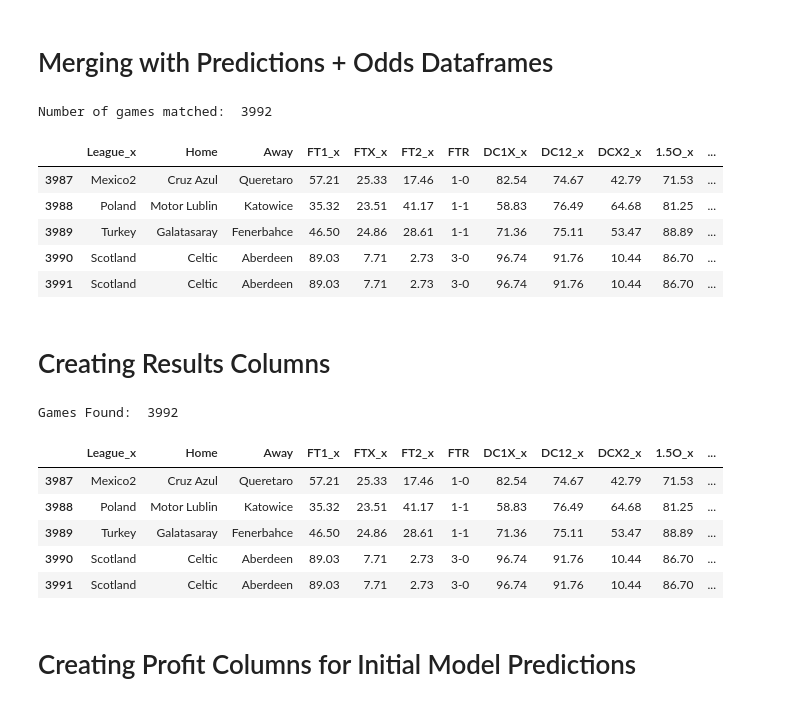
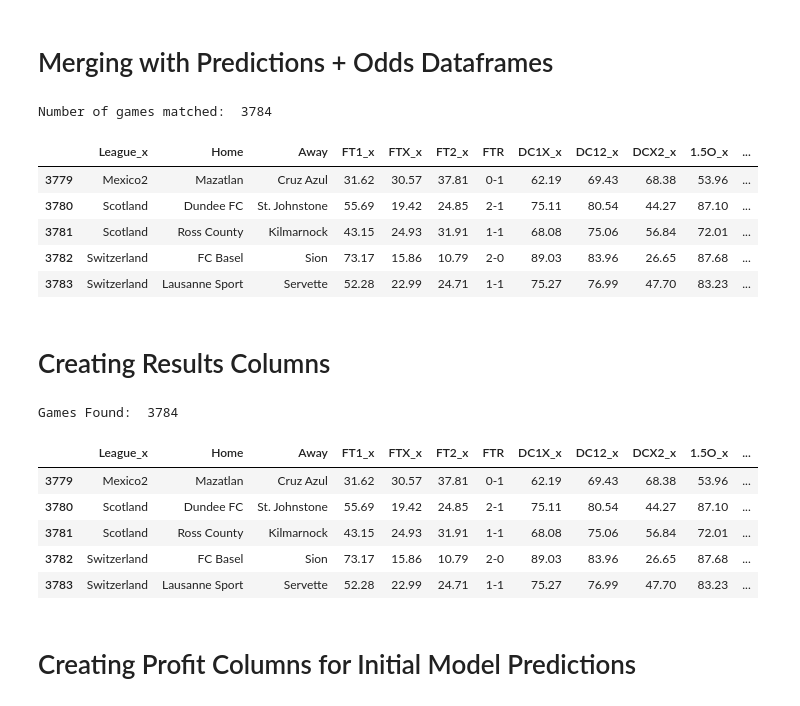
Before and after one commit to musayevf/Dixon_Coles_2025, a Jupyter notebook: Comparer.ipynb, the cells around one changed output. Saved outputs shown, nothing was run; the diff lists cells and outputs as text; code cells hidden in the pictures.

```diff
--- a/Comparer.ipynb
+++ b/Comparer.ipynb
@@ -53,6 +56,7 @@ bet365_odds['Away'] = bet365_odds['Away'].apply(lambda x: get_canonical(x, away_
 
 # Merge 2 dataframes on Home and Away columns
 merged_df = pd.merge(predictions, bet365_odds, on=['Home', 'Away'], how='inner')
+merged_df = merged_df.drop_duplicates(subset=['League','Home', 'Away'], keep='last')
 merged_df.tail()
 # %% [output]
 |  | League | Home | Away | FT1_x | FTX_x | FT2_x | FTR | DC1X_x | DC12_x | DCX2_x | 1.5O_x | ... |
@@ -208,24 +212,24 @@ combined
 # %%
 # Merge on multiple columns
 final_df = pd.merge(merged_df, final_filtered, on=['Home', 'Away'], how='inner')
 
 # Drop duplicates based on the 'Home' and 'Away' columns
-final_df_unique = final_df.drop_duplicates(keep = 'last')
+final_df_unique = final_df[~final_df.duplicated(subset=['League_x', 'Home', 'Away'], keep='last')]
 final_df_unique = final_df_unique.dropna()
 
 # Reset the index afterward
 final_df_unique.reset_index(drop=True, inplace=True)
 
 print('Number of games matched: ', len(final_df_unique))
 final_df_unique.tail()
 # %% [output]
-Number of games matched:  3992
+Number of games matched:  3784
 |  | League_x | Home | Away | FT1_x | FTX_x | FT2_x | FTR | DC1X_x | DC12_x | DCX2_x | 1.5O_x | ... |
-| 3987 | Mexico2 | Cruz Azul | Queretaro | 57.21 | 25.33 | 17.46 | 1-0 | 82.54 | 74.67 | 42.79 | 71.53 | ... |
-| 3988 | Poland | Motor Lublin | Katowice | 35.32 | 23.51 | 41.17 | 1-1 | 58.83 | 76.49 | 64.68 | 81.25 | ... |
-| 3989 | Turkey | Galatasaray | Fenerbahce | 46.50 | 24.86 | 28.61 | 1-1 | 71.36 | 75.11 | 53.47 | 88.89 | ... |
-| 3990 | Scotland | Celtic | Aberdeen | 89.03 | 7.71 | 2.73 | 3-0 | 96.74 | 91.76 | 10.44 | 86.70 | ... |
-| 3991 | Scotland | Celtic | Aberdeen | 89.03 | 7.71 | 2.73 | 3-0 | 96.74 | 91.76 | 10.44 | 86.70 | ... |
+| 3779 | Mexico2 | Mazatlan | Cruz Azul | 31.62 | 30.57 | 37.81 | 0-1 | 62.19 | 69.43 | 68.38 | 53.96 | ... |
+| 3780 | Scotland | Dundee FC | St. Johnstone | 55.69 | 19.42 | 24.85 | 2-1 | 75.11 | 80.54 | 44.27 | 87.10 | ... |
+| 3781 | Scotland | Ross County | Kilmarnock | 43.15 | 24.93 | 31.91 | 1-1 | 68.08 | 75.06 | 56.84 | 72.01 | ... |
+| 3782 | Switzerland | FC Basel | Sion | 73.17 | 15.86 | 10.79 | 2-0 | 89.03 | 83.96 | 26.65 | 87.68 | ... |
+| 3783 | Switzerland | Lausanne Sport | Servette | 52.28 | 22.99 | 24.71 | 1-1 | 75.27 | 76.99 | 47.70 | 83.23 | ... |
 # %% [markdown]
 # Creating Results Columns
 # %%
@@ -241,40 +245,40 @@ final_df_unique['FT12'] = np.where(final_df_unique['FTX'] == 0, 1, 0)
 final_df_unique['FTX2'] = np.where(final_df_unique['FTHG'] <= final_df_unique['FTAG'], 1, 0)
 
 final_df_unique['1.5O'] = np.where(final_df_unique['FTTG'] > 1.5, 1, 0)
-final_df_unique['1.5U'] = np.where(final_df_unique['FTTG'] < 1.5, 1, 0)
+final_df_unique['1.5U_y'] = np.where(final_df_unique['FTTG'] < 1.5, 1, 0)
 final_df_unique['2.5O'] = np.where(final_df_unique['FTTG'] > 2.5, 1, 0)
-final_df_unique['2.5U'] = np.where(final_df_unique['FTTG'] < 2.5, 1, 0)
-final_df_unique['3.5O'] = np.where(final_df_unique['FTTG'] > 3.5, 1, 0)
+final_df_unique['2.5U_y'] = np.where(final_df_unique['FTTG'] < 2.5, 1, 0)
+final_df_unique['3.5O_y'] = np.where(final_df_unique['FTTG'] > 3.5, 1, 0)
 final_df_unique['3.5U'] = np.where(final_df_unique['FTTG'] < 3.5, 1, 0)
-final_df_unique['4.5O'] = np.where(final_df_unique['FTTG'] > 4.5, 1, 0)
+final_df_unique['4.5O_y'] = np.where(final_df_unique['FTTG'] > 4.5, 1, 0)
 final_df_unique['4.5U'] = np.where(final_df_unique['FTTG'] < 4.5, 1, 0)
 
 final_df_unique['BTTS'] = np.where((final_df_unique['FTHG'] != 0) & (final_df_unique['FTAG'] != 0), 1, 0)
-final_df_unique['OTTS'] = np.where(final_df_unique['BTTS'] == 0, 1, 0)
+final_df_unique['OTTS_y'] = np.where(final_df_unique['BTTS'] == 0, 1, 0)
 
 final_df_unique['HT1'] = np.where(final_df_unique['HTHG'] > final_df_unique['HTAG'], 1, 0)
 final_df_unique['HTX'] = np.where(final_df_unique['HTHG'] == final_df_unique['HTAG'], 1, 0)
 final_df_unique['HT2'] = np.where(final_df_unique['HTHG'] < final_df_unique['HTAG'], 1, 0)
 
-final_df_unique['HT1X'] = np.where(final_df_unique['HTHG'] >= final_df_unique['HTAG'], 1, 0)
-final_df_unique['HT12'] = np.where(final_df_unique['HTX'] == 0, 1, 0)
-final_df_unique['HTX2'] = np.where(final_df_unique['HTHG'] <= final_df_unique['HTAG'], 1, 0)
+final_df_unique['HT1X_y'] = np.where(final_df_unique['HTHG'] >= final_df_unique['HTAG'], 1, 0)
+final_df_unique['HT12_y'] = np.where(final_df_unique['HTX'] == 0, 1, 0)
+final_df_unique['HTX2_y'] = np.where(final_df_unique['HTHG'] <= final_df_unique['HTAG'], 1, 0)
 
 final_df_unique['HT0.5O'] = np.where(final_df_unique['HTTG'] > 0.5, 1, 0)
-final_df_unique['HT0.5U'] = np.where(final_df_unique['HTTG'] < 0.5, 1, 0)
-final_df_unique['HT1.5O'] = np.where(final_df_unique['HTTG'] > 1.5, 1, 0)
+final_df_unique['HT0.5U_y'] = np.where(final_df_unique['HTTG'] < 0.5, 1, 0)
+final_df_unique['HT1.5O_y'] = np.where(final_df_unique['HTTG'] > 1.5, 1, 0)
 final_df_unique['HT1.5U'] = np.where(final_df_unique['HTTG'] < 1.5, 1, 0)
 
 print('Games Found: ', len(final_df_unique))
 final_df_unique.tail()
 # %% [output]
-Games Found:  3992
+Games Found:  3784
 |  | League_x | Home | Away | FT1_x | FTX_x | FT2_x | FTR | DC1X_x | DC12_x | DCX2_x | 1.5O_x | ... |
-| 3987 | Mexico2 | Cruz Azul | Queretaro | 57.21 | 25.33 | 17.46 | 1-0 | 82.54 | 74.67 | 42.79 | 71.53 | ... |
-| 3988 | Poland | Motor Lublin | Katowice | 35.32 | 23.51 | 41.17 | 1-1 | 58.83 | 76.49 | 64.68 | 81.25 | ... |
-| 3989 | Turkey | Galatasaray | Fenerbahce | 46.50 | 24.86 | 28.61 | 1-1 | 71.36 | 75.11 | 53.47 | 88.89 | ... |
-| 3990 | Scotland | Celtic | Aberdeen | 89.03 | 7.71 | 2.73 | 3-0 | 96.74 | 91.76 | 10.44 | 86.70 | ... |
-| 3991 | Scotland | Celtic | Aberdeen | 89.03 | 7.71 | 2.73 | 3-0 | 96.74 | 91.76 | 10.44 | 86.70 | ... |
+| 3779 | Mexico2 | Mazatlan | Cruz Azul | 31.62 | 30.57 | 37.81 | 0-1 | 62.19 | 69.43 | 68.38 | 53.96 | ... |
+| 3780 | Scotland | Dundee FC | St. Johnstone | 55.69 | 19.42 | 24.85 | 2-1 | 75.11 | 80.54 | 44.27 | 87.10 | ... |
+| 3781 | Scotland | Ross County | Kilmarnock | 43.15 | 24.93 | 31.91 | 1-1 | 68.08 | 75.06 | 56.84 | 72.01 | ... |
+| 3782 | Switzerland | FC Basel | Sion | 73.17 | 15.86 | 10.79 | 2-0 | 89.03 | 83.96 | 26.65 | 87.68 | ... |
+| 3783 | Switzerland | Lausanne Sport | Servette | 52.28 | 22.99 | 24.71 | 1-1 | 75.27 | 76.99 | 47.70 | 83.23 | ... |
 # %% [markdown]
 # Creating Profit Columns for Initial Model Predictions
 # %%
```
Also changed, not shown: parts of 10 cells of this notebook, 11 other files.
